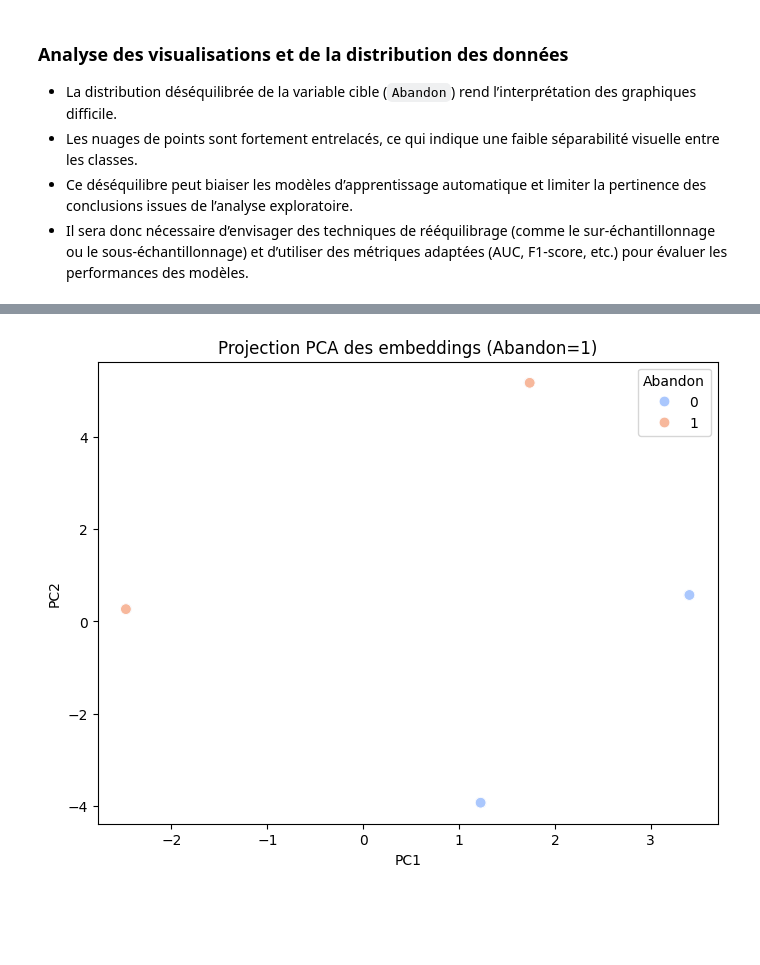
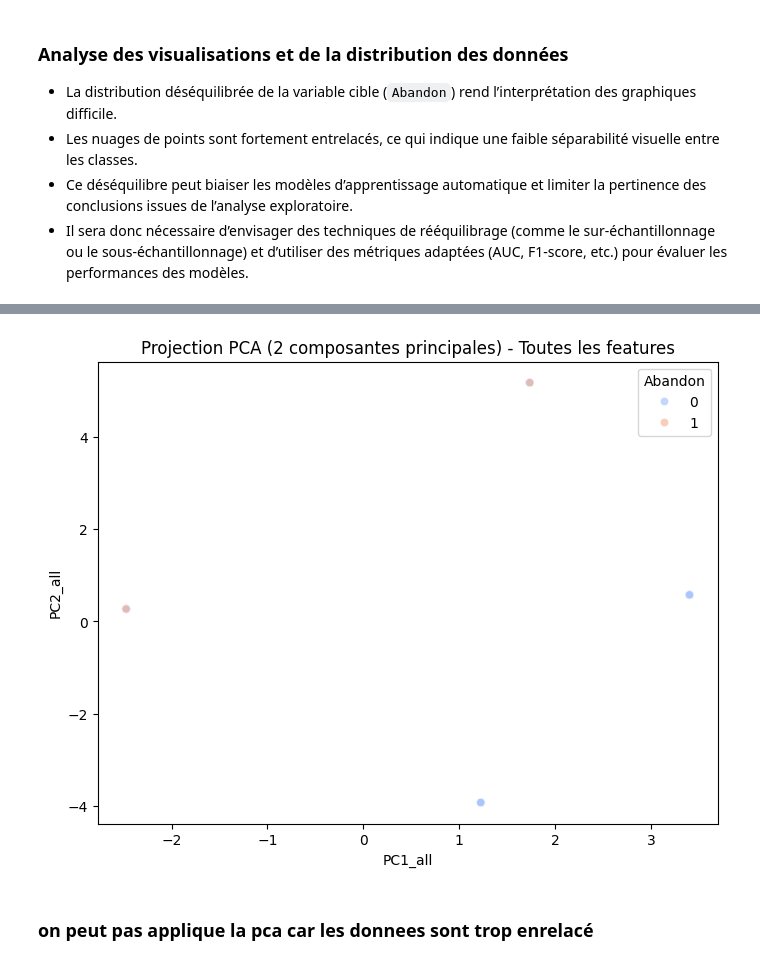
Before and after one commit to dondeestakoko/MiniProjetML, a Jupyter notebook: MiniProjet_1_LEMDANI_KOCEILA__MOPE_BIA_EMMANUEL..ipynb, the cells around one changed output, grey strips where cells are left out. Cells and saved outputs as stored; diff of their text form; code cells hidden in the pictures; blank space fills up the shorter version.

```diff
--- a/MiniProjet_1_LEMDANI_KOCEILA__MOPE_BIA_EMMANUEL..ipynb
+++ b/MiniProjet_1_LEMDANI_KOCEILA__MOPE_BIA_EMMANUEL..ipynb
@@ -203,12 +197,14 @@ array([ 1.22843596, -2.47562798,  1.22850523, ..., -2.47172012,
 # %%
-pca_df['Abandon'] = data['Abandon']
+pca_data['Abandon'] = data['Abandon']
-# %%
-plt.figure(figsize=(8, 6))
-sns.scatterplot(data=pca_df, x='PC1_all', y='PC2_all', hue='Abandon', palette='coolwarm', s=60)
-plt.title('Projection PCA des embeddings (Abandon=1)')
-plt.xlabel('PC1')
-plt.ylabel('PC2')
-plt.legend(title='Abandon')
-plt.show()
-# %% [output]
-[figure, removed]
+# %%
+plt.figure(figsize=(8, 6))
+sns.scatterplot(data=pca_data, x='PC1_all', y='PC2_all', hue='Abandon', palette='coolwarm', alpha=0.7)
+plt.title('Projection PCA (2 composantes principales) - Toutes les features')
+plt.xlabel('PC1_all')
+plt.ylabel('PC2_all')
+plt.legend(title='Abandon')
+plt.show()
+# %% [output]
+[figure, added]
+# %% [markdown]
+### on peut pas applique la pca car les donnees sont trop enrelacé
```
Also changed, not shown: parts of 7 cells of this notebook.
